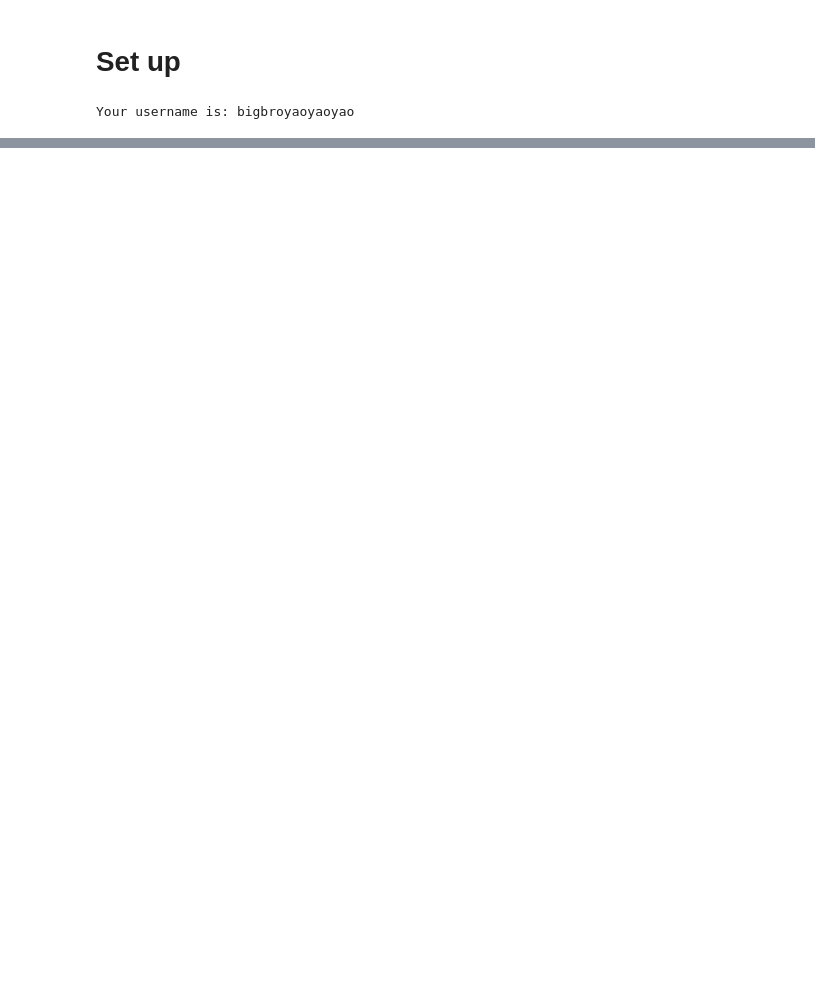
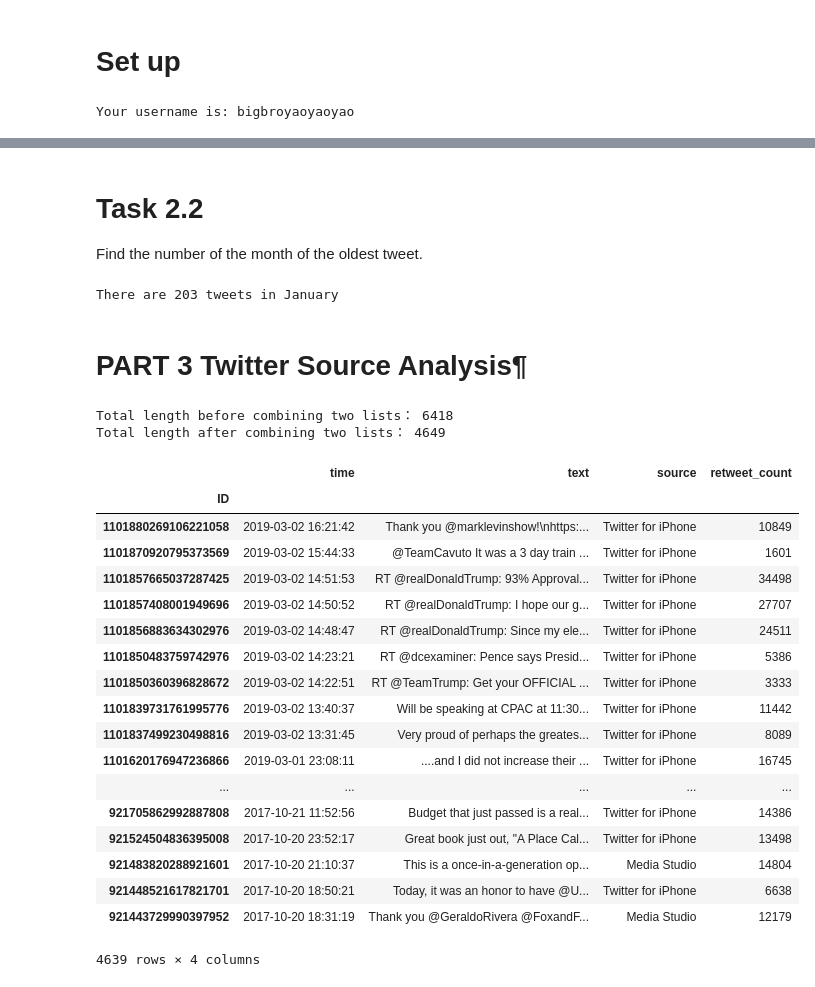
Before and after one commit to yaooo/DataScience, a Jupyter notebook: Project1/project1.ipynb, the cells around one changed output, grey strips where cells are left out. Cells and saved outputs as stored; diff of their text form; code cells hidden in the pictures; blank space fills up the shorter version.

```diff
--- a/Project1/project1.ipynb
+++ b/Project1/project1.ipynb
@@ -75,0 +255,38 @@ FileNotFoundError: [Errno 2] No such file or directory: 'data/RutgersU_recent_tw
+# %% [markdown]
+# Task 2.2
+
+Find the number of the month of the oldest tweet.
+# %%
+# Enter the number of the month of the oldest tweet (e.g. 1 for January)
+oldest_month = 1
+
+### BEGIN SOLUTION
+import calendar
+month_abbr = dict((k,v) for k,v in enumerate(calendar.month_abbr))
+
+selected_month = month_abbr[oldest_month]
+
+count = 0
+for i in oldest_tweet:
+    date = i['created_at'].split()
+    if selected_month in date:
+        count+=1
+print("There are", count , "tweets in", calendar.month_name [list(calendar.month_abbr).index(selected_month)])
+
+### END SOLUTION
+# %% [output]
+There are 203 tweets in January
+# %% [markdown]
+# PART 3 Twitter Source Analysis¶
+# %%
+# merge two json files
+trump_tweets[0]
+mylist = trump_tweets.copy()+(oldest_tweet).copy()
+unique_list = list({v['id']:v for v in mylist}.values())
+print("Total length before combining two lists：", len(trump_tweets)+len(oldest_tweet))
+print("Total length after combining two lists：", len(unique_list))
+
+all_tweets = unique_list
+# %% [output]
+Total length before combining two lists： 6418
+Total length after combining two lists： 4649
@@ -75,0 +336,23 @@ FileNotFoundError: [Errno 2] No such file or directory: 'data/RutgersU_recent_tw
+# %%
+# prview the cleaned dataframe
+df_trump.head(-10)
+# %% [output]
+|  | time | text | source | retweet_count |
+| ID |  |  |  |  |
+| 1101880269106221058 | 2019-03-02 16:21:42 | Thank you @marklevinshow!\nhttps:... | Twitter for iPhone | 10849 |
+| 1101870920795373569 | 2019-03-02 15:44:33 | @TeamCavuto It was a 3 day train ... | Twitter for iPhone | 1601 |
+| 1101857665037287425 | 2019-03-02 14:51:53 | RT @realDonaldTrump: 93% Approval... | Twitter for iPhone | 34498 |
+| 1101857408001949696 | 2019-03-02 14:50:52 | RT @realDonaldTrump: I hope our g... | Twitter for iPhone | 27707 |
+| 1101856883634302976 | 2019-03-02 14:48:47 | RT @realDonaldTrump: Since my ele... | Twitter for iPhone | 24511 |
+| 1101850483759742976 | 2019-03-02 14:23:21 | RT @dcexaminer: Pence says Presid... | Twitter for iPhone | 5386 |
+| 1101850360396828672 | 2019-03-02 14:22:51 | RT @TeamTrump: Get your OFFICIAL ... | Twitter for iPhone | 3333 |
+| 1101839731761995776 | 2019-03-02 13:40:37 | Will be speaking at CPAC at 11:30... | Twitter for iPhone | 11442 |
+| 1101837499230498816 | 2019-03-02 13:31:45 | Very proud of perhaps the greates... | Twitter for iPhone | 8089 |
+| 1101620176947236866 | 2019-03-01 23:08:11 | ....and I did not increase their ... | Twitter for iPhone | 16745 |
+| ... | ... | ... | ... | ... |
+| 921705862992887808 | 2017-10-21 11:52:56 | Budget that just passed is a real... | Twitter for iPhone | 14386 |
+| 921524504836395008 | 2017-10-20 23:52:17 | Great book just out, "A Place Cal... | Twitter for iPhone | 13498 |
+| 921483820288921601 | 2017-10-20 21:10:37 | This is a once-in-a-generation op... | Media Studio | 14804 |
+| 921448521617821701 | 2017-10-20 18:50:21 | Today, it was an honor to have @U... | Twitter for iPhone | 6638 |
+| 921443729990397952 | 2017-10-20 18:31:19 | Thank you @GeraldoRivera @FoxandF... | Media Studio | 12179 |
+4639 rows × 4 columns
```
Also changed, not shown: parts of 25 cells of this notebook, 6 other files.
